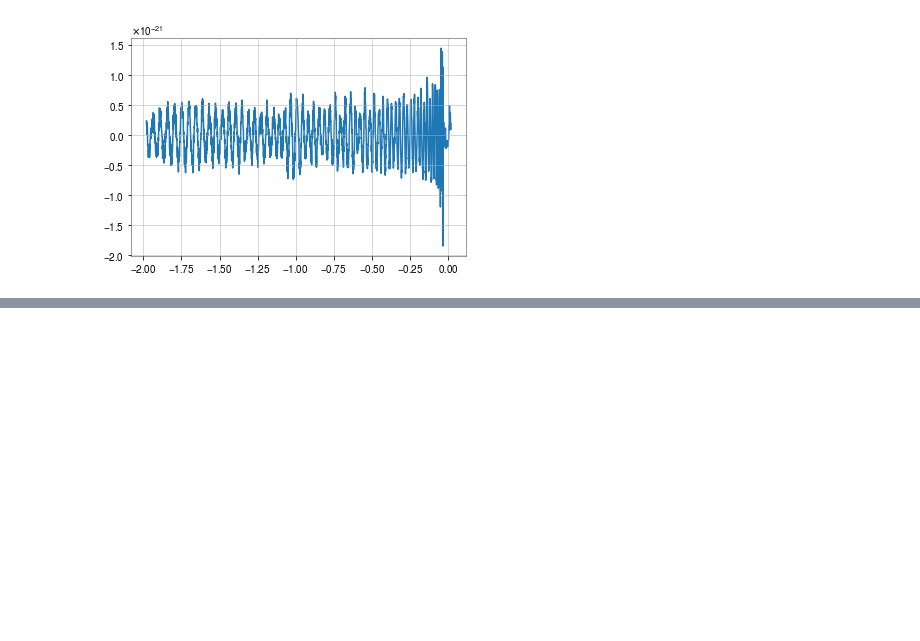
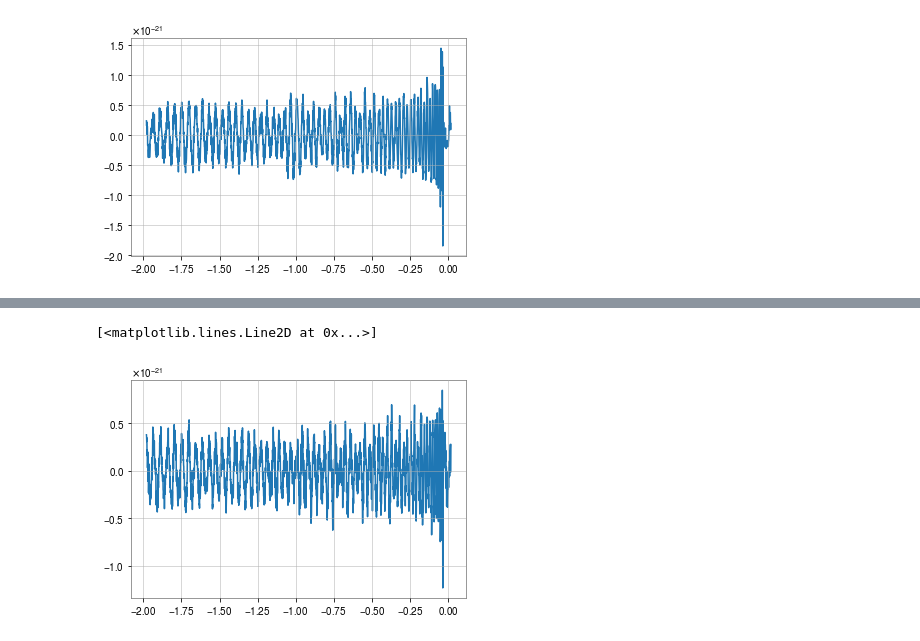
Before and after one commit to hemantaph/bilby, a Jupyter notebook: center of mass/testWaVel.ipynb, the cells around one changed output, grey strips where cells are left out. Drawn from its saved outputs; the diff is of its cells as text; code cells hidden in the pictures; blank space fills up the shorter version.

```diff
--- a/center of mass/testWaVel.ipynb
+++ b/center of mass/testWaVel.ipynb
@@ -280,0 +336,8 @@ with h5py.File('com_time_series_L1.hdf5', 'w') as f:
+# %%
+H1 = ifos[0]
+L1 = ifos[1]
+# %%
+plt.plot(H1.strain_data.time_array,H1.strain_data.time_domain_strain)
+# %% [output]
+[<matplotlib.lines.Line2D at 0x...>]
+[figure, added]
```
Also changed, not shown: parts of 12 cells of this notebook, 51 other files.
